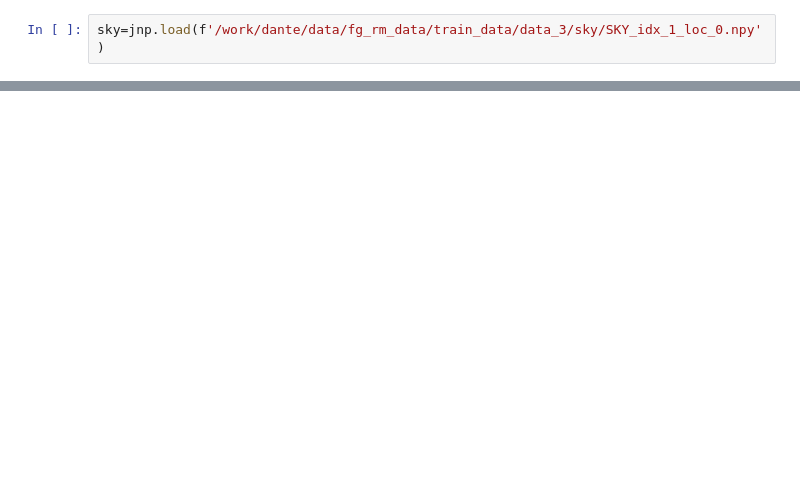
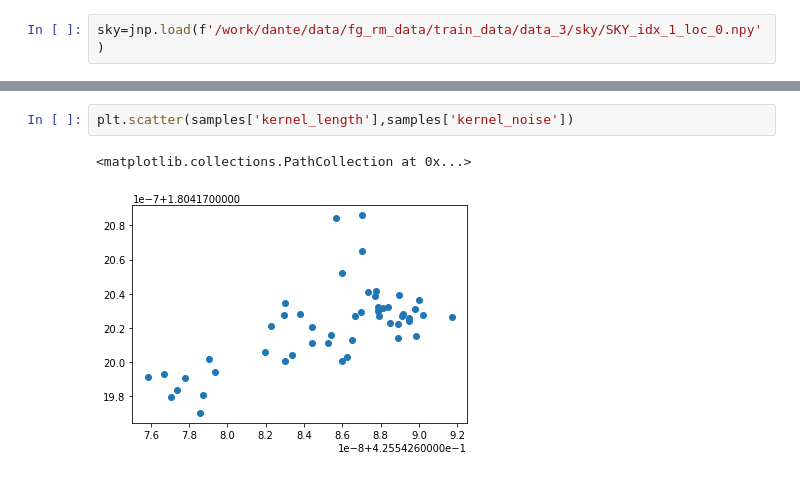
Before and after one commit to dkn16/H21F, a Jupyter notebook: GP_test.ipynb, the cells around one changed output, grey strips where cells are left out. Drawn from its saved outputs; the diff is of its cells as text; blank space fills up the shorter version.

```diff
--- a/GP_test.ipynb
+++ b/GP_test.ipynb
@@ -229,0 +296,5 @@ DeviceArray([2.07296289e-01, 5.16361681e+01, 9.78558538e-01,
+# %%
+plt.scatter(samples['kernel_length'],samples['kernel_noise'])
+# %% [output]
+<matplotlib.collections.PathCollection at 0x...>
+[figure, added]
```
Also changed, not shown: parts of 13 cells of this notebook.
